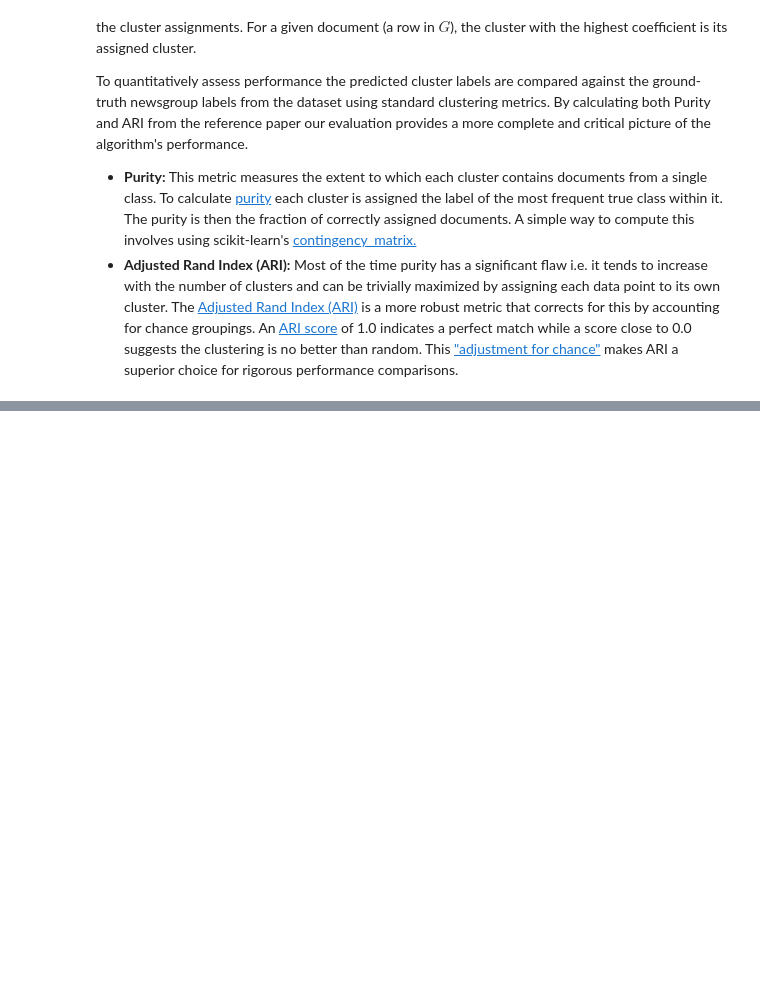
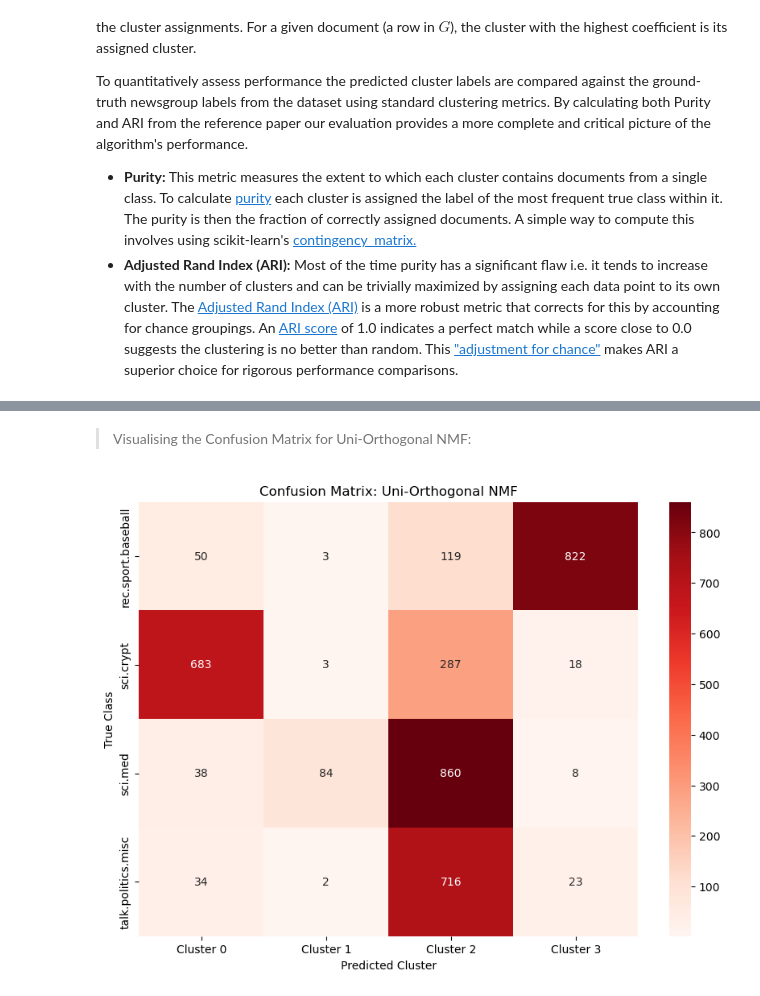
Before and after one commit to aaditya29/Implementing-ML-Papers, a Jupyter notebook: 4-Orthogonal Nonnegative Matrix Tri-Factorizations for Clustering/NMTF.ipynb, the cells around one changed output, grey strips where cells are left out. Drawn from its saved outputs; the diff is of its cells as text; code cells hidden in the pictures; blank space fills up the shorter version.

Commit message:
added confusion matrix

```diff
--- a/4-Orthogonal Nonnegative Matrix Tri-Factorizations for Clustering/NMTF.ipynb
+++ b/4-Orthogonal Nonnegative Matrix Tri-Factorizations for Clustering/NMTF.ipynb
@@ -248,3 +248,23 @@ def evaluate_clustering(true_labels, pred_labels):
     ari = adjusted_rand_score(true_labels, pred_labels)
 
     return purity, ari
+
+
+# Rnning UNI-Orthogonal NMF
+k = len(target_names)  # Number of clusters = number of true categories
+F_uni, G_uni = uni_orthogonal_nmf(X, k=k, max_iter=50) # Running the Uni-Orthogonal NMF with k clusters
+
+# Gettingpredicted labels from the G matrix
+pred_labels_uni = np.argmax(G_uni, axis=1)
+
+# using KMeans for comparison
+print("\nRunning K-means for comparison!!!")
+kmeans = KMeans(n_clusters=k, random_state=42, n_init=10) # Initializing KMeans with k clusters
+pred_labels_kmeans = kmeans.fit_predict(X.T)# K-means works on (samples x features) therefore we use X.T
+
+"""EVALUATING BOTH ALGOS"""
+purity_uni, ari_uni = evaluate_clustering(true_labels, pred_labels_uni) # Evaluating the clustering results from Uni-Orthogonal NMF
+purity_kmeans, ari_kmeans = evaluate_clustering(true_labels, pred_labels_kmeans) # Evaluating the clustering results from KMeans
+print("\n--- Evaluation Results of Comparison ---")
+print(f"Uni-Orthogonal NMF => Purity: {purity_uni:.4f}, ARI: {ari_uni:.4f}")
+print(f"K-means => Purity: {purity_kmeans:.4f}, ARI: {ari_kmeans:.4f}")
@@ -250,0 +284,14 @@ def evaluate_clustering(true_labels, pred_labels):
+# %% [markdown]
+> Visualising the Confusion Matrix for Uni-Orthogonal NMF:
+# %%
+conf_matrix_uni = contingency_matrix(true_labels, pred_labels_uni) # Creating a confusion matrix for Uni-Orthogonal NMF
+plt.figure(figsize=(10, 7))# Setting the figure size for the confusion matrix plot
+sns.heatmap(conf_matrix_uni, annot=True, fmt='d', cmap='Reds',
+            xticklabels=[f"Cluster {i}" for i in range(k)],
+            yticklabels=target_names)# Plotting the confusion matrix with annotations
+plt.title('Confusion Matrix: Uni-Orthogonal NMF')
+plt.ylabel('True Class')
+plt.xlabel('Predicted Cluster')
+plt.show()
+# %% [output]
+[figure, added]
```
Also changed, not shown: parts of 1 cell of this notebook.
